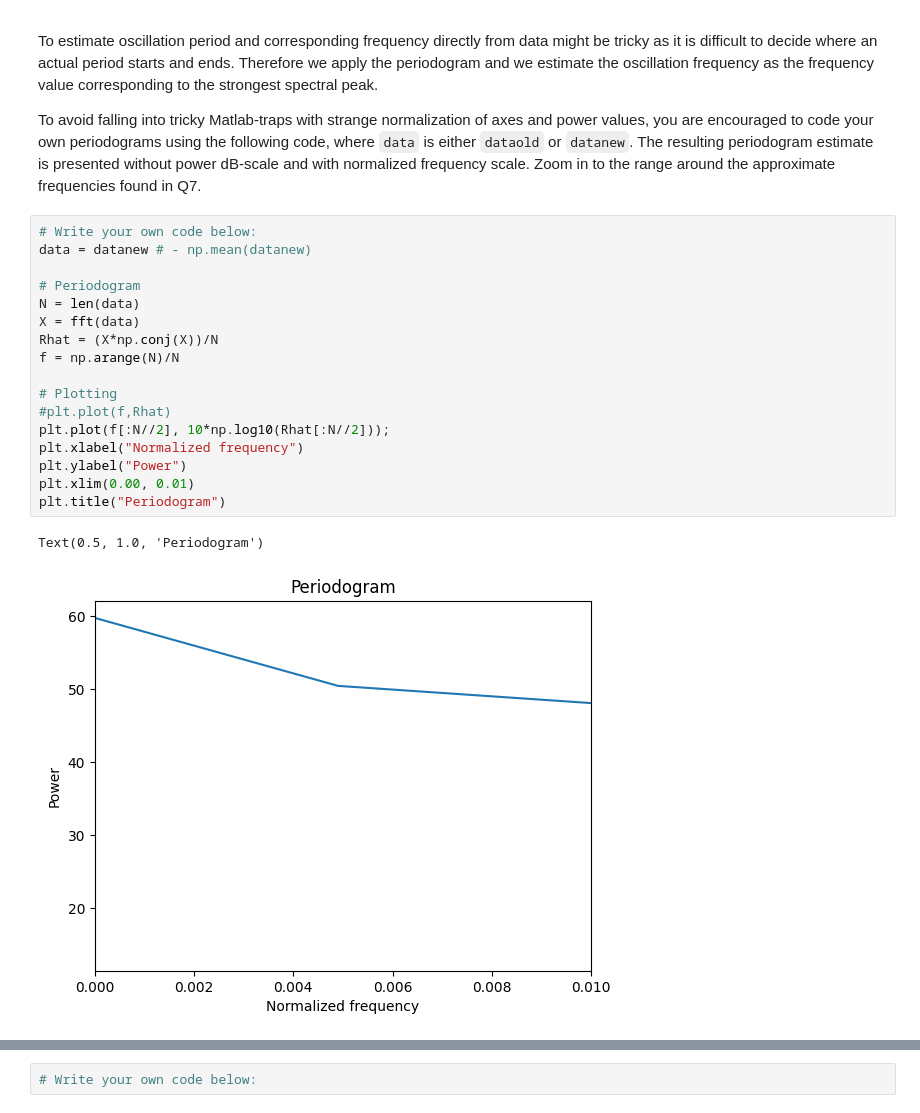
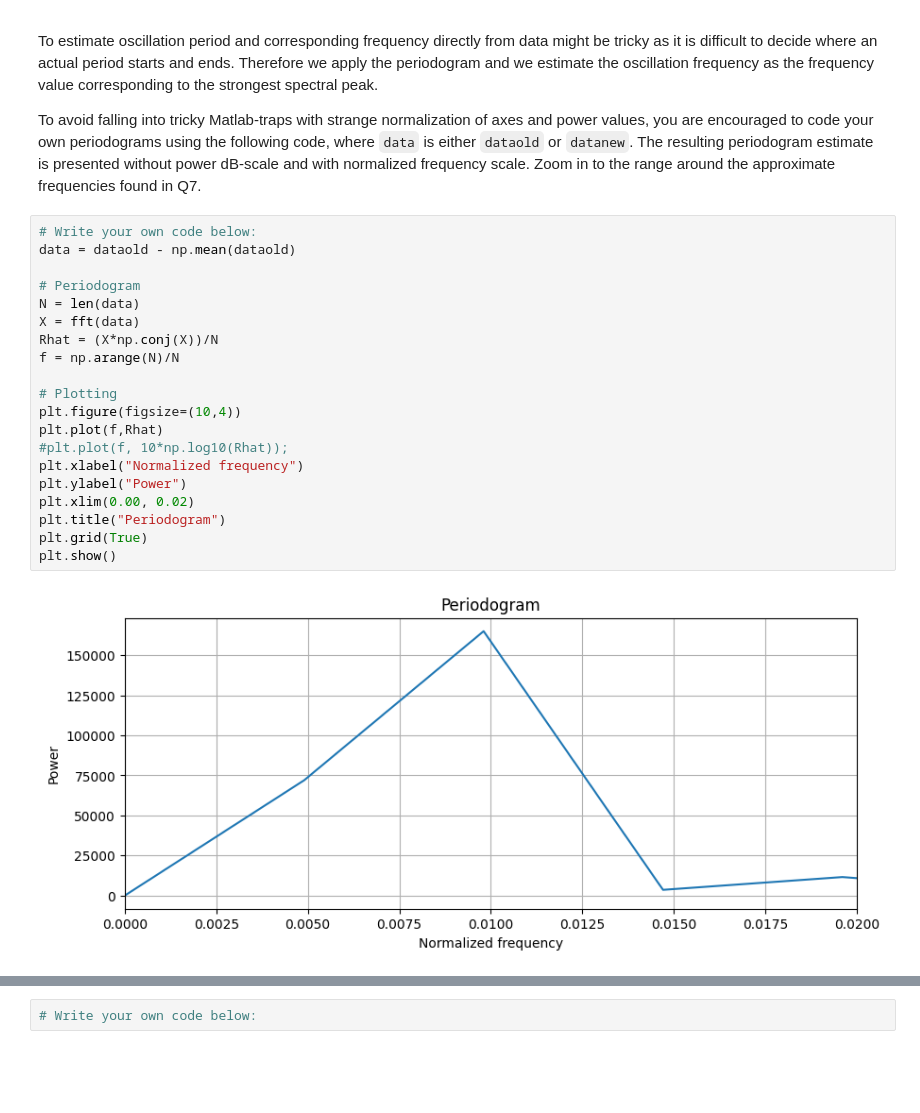
Before and after one commit to axellangenskiold/fmsf10, a Jupyter notebook: pythonLab3.ipynb, the cells around one changed output, grey strips where cells are left out. Cells and saved outputs as stored; diff of their text form; blank space fills up the shorter version.

```diff
--- a/pythonLab3.ipynb
+++ b/pythonLab3.ipynb
@@ -343,24 +343,26 @@ To estimate oscillation period and corresponding frequency directly from data mi
 To avoid falling into tricky Matlab-traps with strange normalization of axes and power values, you are encouraged to code your own periodograms using the following code, where `data` is either `dataold` or `datanew`. The resulting periodogram estimate is presented without power dB-scale and with normalized frequency scale. Zoom in to the range around the approximate frequencies found in Q7.
 # %%
 # Write your own code below:
-data = datanew # - np.mean(datanew)
+data = dataold - np.mean(dataold)
 
 # Periodogram
 N = len(data)
 X = fft(data)
 Rhat = (X*np.conj(X))/N
 f = np.arange(N)/N
 
 # Plotting
-#plt.plot(f,Rhat)
-plt.plot(f[:N//2], 10*np.log10(Rhat[:N//2]));
+plt.figure(figsize=(10,4))
+plt.plot(f,Rhat)
+#plt.plot(f, 10*np.log10(Rhat));
 plt.xlabel("Normalized frequency")
 plt.ylabel("Power")
-plt.xlim(0.00, 0.01)
+plt.xlim(0.00, 0.02)
 plt.title("Periodogram")
+plt.grid(True)
+plt.show()
 # %% [output]
-Text(0.5, 1.0, 'Periodogram')
-[figure, old version]
+[figure, new version]
 # %% [markdown]
 ***Q8. Explain and discuss what you see in your periodograms. Where do the strong spectral peaks at frequency zero come from? Do you find spectral peaks at frequencies that correspond to your estimated frequency values in Q7?***
 
```
Also changed, not shown: parts of 10 cells of this notebook.
